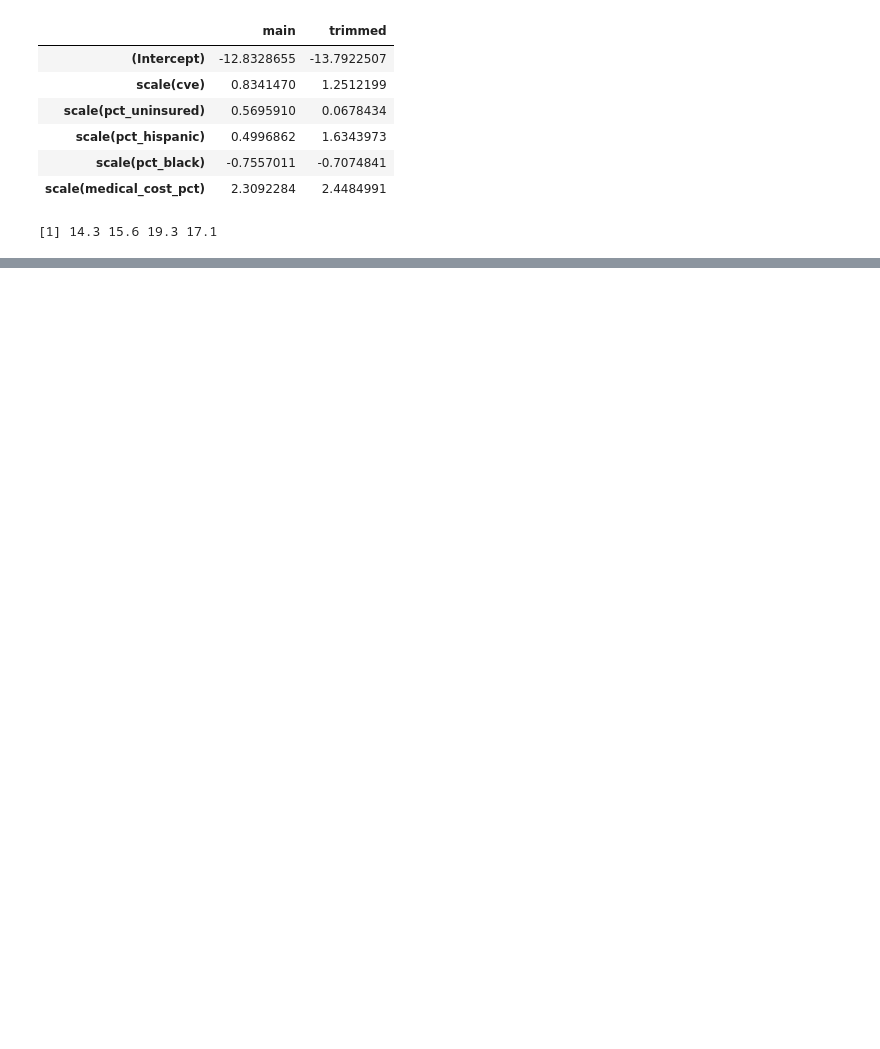
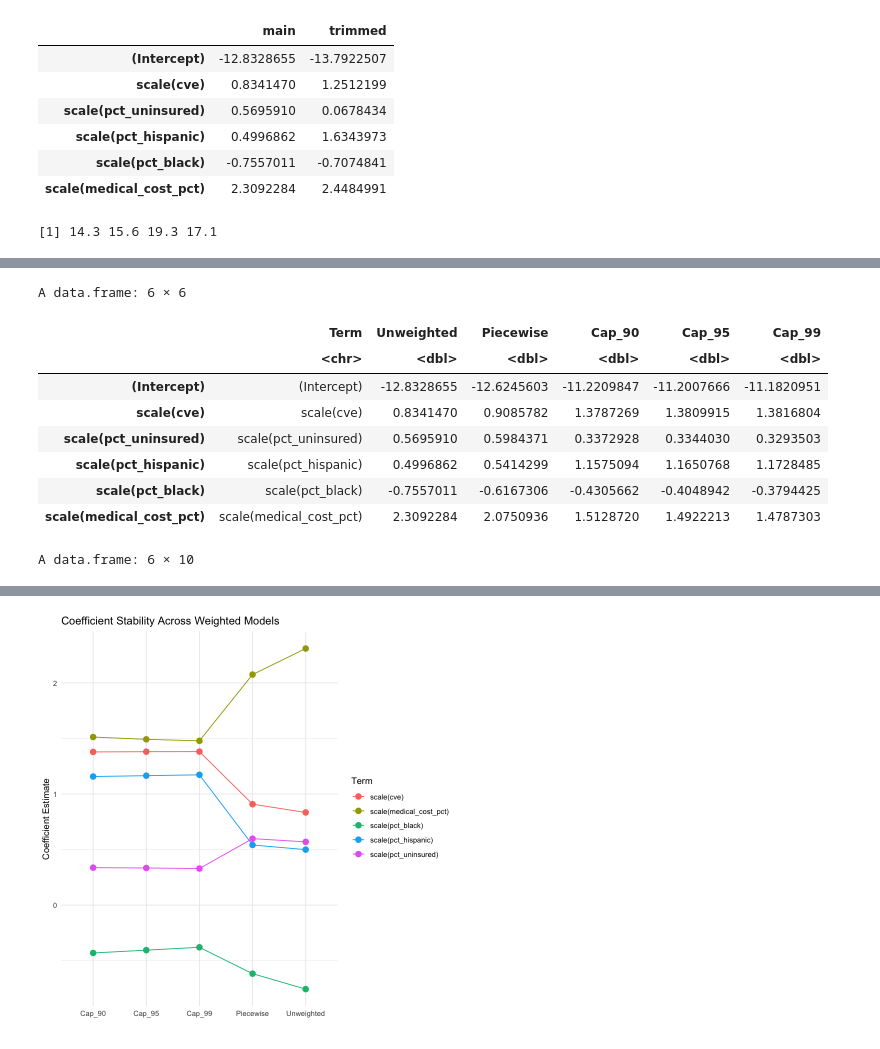
Before and after one commit to aichacamara/Measles-Outbreak-and-Public-Policy-Reluctance, a Jupyter notebook: 2026SP-stat/brfss_w_cve.ipynb, the cells around one changed output, grey strips where cells are left out. Cells and saved outputs as stored; diff of their text form; code cells hidden in the pictures; blank space fills up the shorter version.

```diff
--- a/2026SP-stat/brfss_w_cve.ipynb
+++ b/2026SP-stat/brfss_w_cve.ipynb
@@ -937,0 +1265,58 @@ ggplot(county_data_model, aes(x = group, y = pct_uninsured, fill = group)) +
+# %%
+# Coefficient stability table
+
+coef_unweighted_vec <- summary(model_final)$coefficients$cond[, "Estimate"]
+coef_piecewise_vec  <- summary(model_weight)$coefficients$cond[, "Estimate"]
+coef_cap_90_vec     <- summary(model_cap_90)$coefficients$cond[, "Estimate"]
+coef_cap_95_vec     <- summary(model_cap_95)$coefficients$cond[, "Estimate"]
+coef_cap_99_vec     <- summary(model_cap_99)$coefficients$cond[, "Estimate"]
+
+coef_compare <- data.frame(
+  Term = names(coef_unweighted_vec),
+  Unweighted = coef_unweighted_vec,
+  Piecewise = coef_piecewise_vec,
+  Cap_90 = coef_cap_90_vec,
+  Cap_95 = coef_cap_95_vec,
+  Cap_99 = coef_cap_99_vec
+)
+
+coef_compare
+
+pct_change <- coef_compare %>%
+  mutate(
+    Piecewise_pct_change = 100 * (Piecewise - Unweighted) / Unweighted,
+    Cap_90_pct_change    = 100 * (Cap_90 - Unweighted) / Unweighted,
+    Cap_95_pct_change    = 100 * (Cap_95 - Unweighted) / Unweighted,
+    Cap_99_pct_change    = 100 * (Cap_99 - Unweighted) / Unweighted
+  )
+
+pct_change
+
+coef_plot_df <- coef_compare %>%
+  filter(Term != "(Intercept)") %>%
+  pivot_longer(
+    cols = -Term,
+    names_to = "Model",
+    values_to = "Estimate"
+  )
+
+ggplot(coef_plot_df, aes(x = Model, y = Estimate, color = Term, group = Term)) +
+  geom_point(size = 3) +
+  geom_line() +
+  theme_minimal() +
+  labs(
+    title = "Coefficient Stability Across Weighted Models",
+    y = "Coefficient Estimate",
+    x = ""
+  )
+# %% [output]
+A data.frame: 6 × 6
+|  | Term | Unweighted | Piecewise | Cap_90 | Cap_95 | Cap_99 |
+|  | <chr> | <dbl> | <dbl> | <dbl> | <dbl> | <dbl> |
+| (Intercept) | (Intercept) | -12.8328655 | -12.6245603 | -11.2209847 | -11.2007666 | -11.1820951 |
+| scale(cve) | scale(cve) | 0.8341470 | 0.9085782 | 1.3787269 | 1.3809915 | 1.3816804 |
+| scale(pct_uninsured) | scale(pct_uninsured) | 0.5695910 | 0.5984371 | 0.3372928 | 0.3344030 | 0.3293503 |
+| scale(pct_hispanic) | scale(pct_hispanic) | 0.4996862 | 0.5414299 | 1.1575094 | 1.1650768 | 1.1728485 |
+| scale(pct_black) | scale(pct_black) | -0.7557011 | -0.6167306 | -0.4305662 | -0.4048942 | -0.3794425 |
+| scale(medical_cost_pct) | scale(medical_cost_pct) | 2.3092284 | 2.0750936 | 1.5128720 | 1.4922213 | 1.4787303 |
+A data.frame: 6 × 10
@@ -937,0 +1331 @@ ggplot(county_data_model, aes(x = group, y = pct_uninsured, fill = group)) +
+[figure, added]
```
Also changed, not shown: parts of 28 cells of this notebook, 2 other files.
